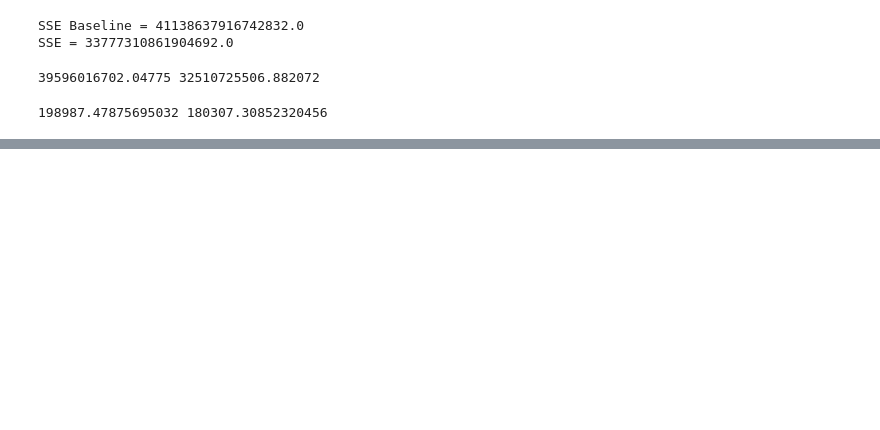
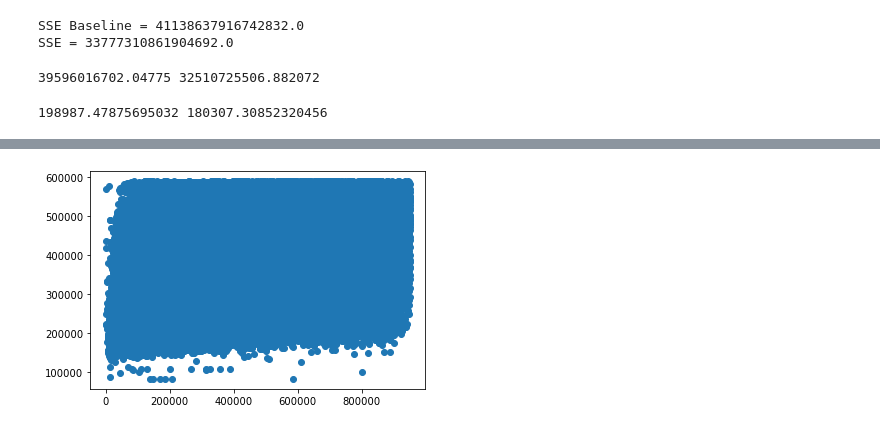
Before and after one commit to joe-bennett/regression-exercises, a Jupyter notebook: evaluate.ipynb, the cells around one changed output, grey strips where cells are left out. Cells and saved outputs as stored; diff of their text form; code cells hidden in the pictures; blank space fills up the shorter version.

```diff
--- a/evaluate.ipynb
+++ b/evaluate.ipynb
@@ -100,0 +169,8 @@ print(RMSE_baseline,RMSE)
+# %%
+def plot_residuals(y,yhat):
+    plt.scatter(y,yhat)
+    plt.show()
+# %%
+plot_residuals(train.tax_value,train.yhat)
+# %% [output]
+[figure, added]
```
Also changed, not shown: parts of 17 cells of this notebook.
